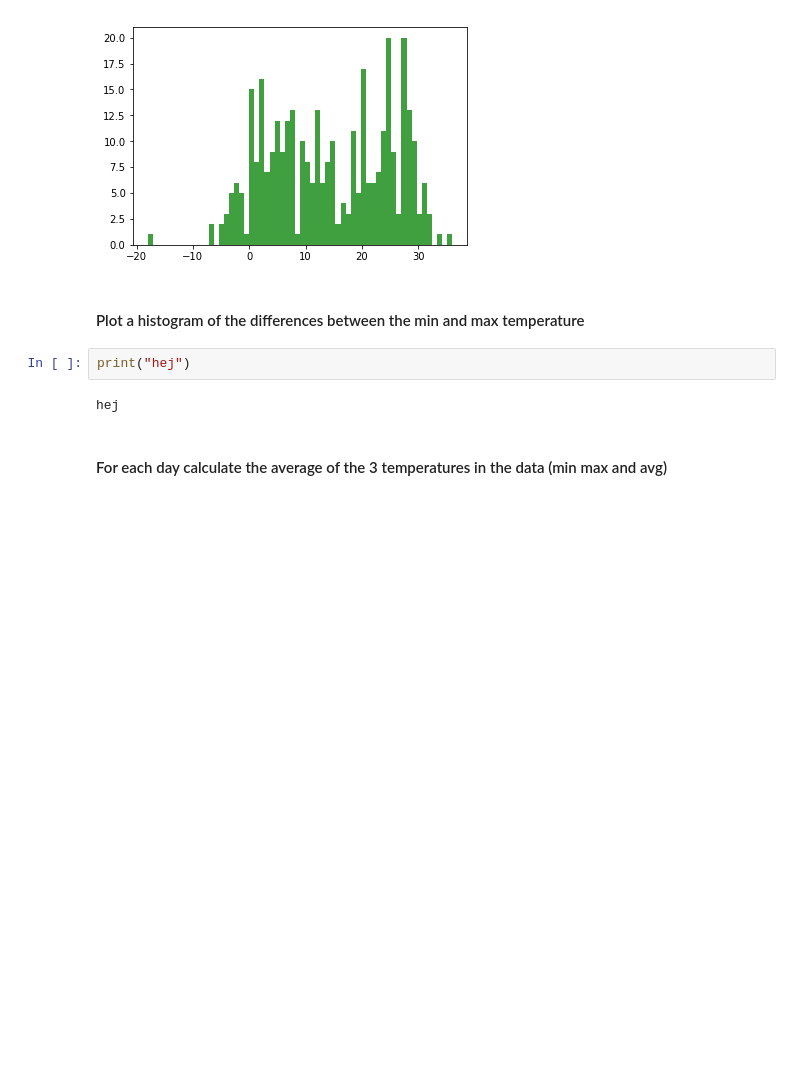
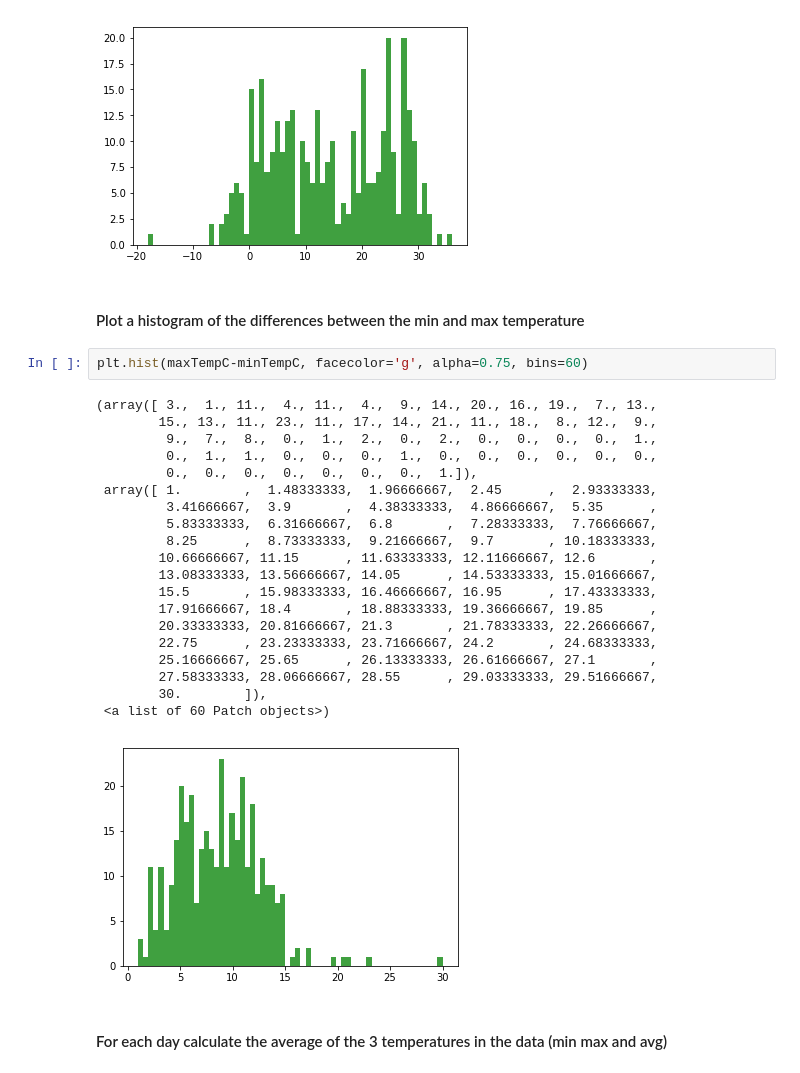
Before and after one commit to duch11/ML1, a Jupyter notebook: exercises/plotting_basics.ipynb, the cells around one changed output. Drawn from its saved outputs; the diff is of its cells as text; blank space fills up the shorter version.

```diff
--- a/exercises/plotting_basics.ipynb
+++ b/exercises/plotting_basics.ipynb
@@ -129,9 +145,28 @@ plt.hist(maxTempC, facecolor='g', alpha=0.75, bins=60)
 [figure]
 # %% [markdown]
 #### Plot a histogram of the differences between the min and max temperature
-# %%
-print("hej")
-# %% [output]
-hej
+# %%
+plt.hist(maxTempC-minTempC, facecolor='g', alpha=0.75, bins=60)
+# %% [output]
+(array([ 3.,  1., 11.,  4., 11.,  4.,  9., 14., 20., 16., 19.,  7., 13.,
+        15., 13., 11., 23., 11., 17., 14., 21., 11., 18.,  8., 12.,  9.,
+         9.,  7.,  8.,  0.,  1.,  2.,  0.,  2.,  0.,  0.,  0.,  0.,  1.,
+         0.,  1.,  1.,  0.,  0.,  0.,  1.,  0.,  0.,  0.,  0.,  0.,  0.,
+         0.,  0.,  0.,  0.,  0.,  0.,  0.,  1.]),
+ array([ 1.        ,  1.48333333,  1.96666667,  2.45      ,  2.93333333,
+         3.41666667,  3.9       ,  4.38333333,  4.86666667,  5.35      ,
+         5.83333333,  6.31666667,  6.8       ,  7.28333333,  7.76666667,
+         8.25      ,  8.73333333,  9.21666667,  9.7       , 10.18333333,
+        10.66666667, 11.15      , 11.63333333, 12.11666667, 12.6       ,
+        13.08333333, 13.56666667, 14.05      , 14.53333333, 15.01666667,
+        15.5       , 15.98333333, 16.46666667, 16.95      , 17.43333333,
+        17.91666667, 18.4       , 18.88333333, 19.36666667, 19.85      ,
+        20.33333333, 20.81666667, 21.3       , 21.78333333, 22.26666667,
+        22.75      , 23.23333333, 23.71666667, 24.2       , 24.68333333,
+        25.16666667, 25.65      , 26.13333333, 26.61666667, 27.1       ,
+        27.58333333, 28.06666667, 28.55      , 29.03333333, 29.51666667,
+        30.        ]),
+ <a list of 60 Patch objects>)
+[figure, added]
 # %% [markdown]
 #### For each day calculate the average of the 3 temperatures in the data (min max and avg)
```
Also changed, not shown: parts of 6 cells of this notebook, 1 other file.
